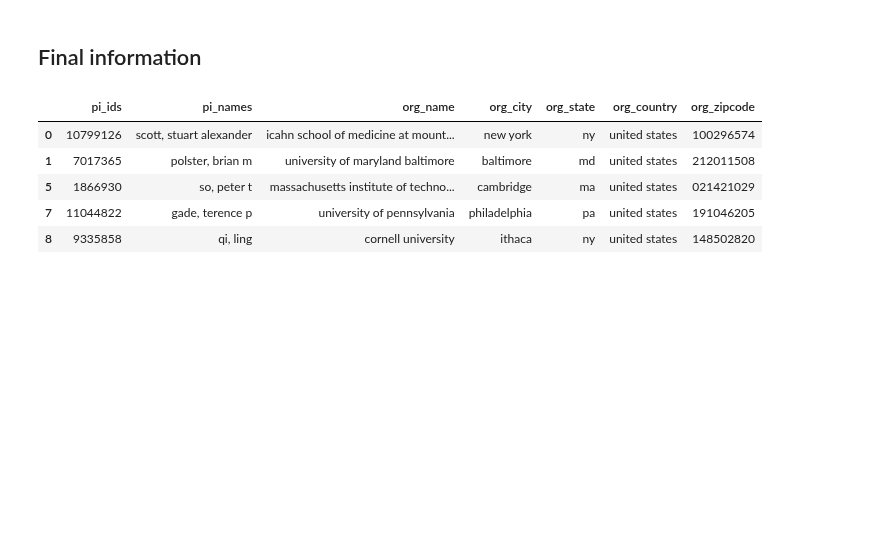
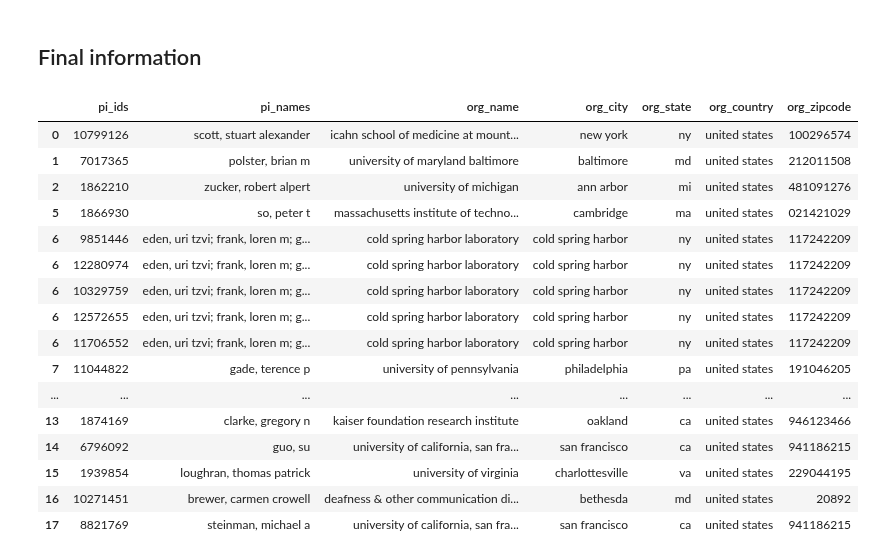
Before and after one commit to yuwie10/nih-awards, a Jupyter notebook: cleaning_pi_info.ipynb, the cells around one changed output. Drawn from its saved outputs; the diff is of its cells as text; code cells hidden in the pictures; blank space fills up the shorter version.

Commit message:
added NIH info

```diff
--- a/cleaning_pi_info.ipynb
+++ b/cleaning_pi_info.ipynb
@@ -229,19 +248,15 @@ Name: org_zipcode, dtype: int64
 NIH city, state, country and zipcode information is not listed (listed as NaN). Add these as bethesda, md, united states and 20892, respectively. **Note:** This address may not be exact, as some NIH institutes/centers may be located elsewhere, but this information will represent general NIH information.
 
 In addition to NIH institutes, there are 20 entries with a PI ID where no information is listed.
-# %%
-def add_nih_info(df, col_replace, replacement, org_name = 'org_name', org_country = 'org_country'):
-    '''
-
-    Add NIH information.
-    NIH investigators are those whose organization is NOT null,
-    but whose country is null.
-
-    '''
-    df.ix[~df[org_name].isnull() & df[org_country].isnull()][col_replace].replace(np.nan, replacement)
-    return df
-
-pi_unique = add_nih_info(pi_unique, col_replace = 'org_city', replacement = 'bethesda')
-pi_unique = add_nih_info(pi_unique, col_replace = 'org_state', replacement = 'md')
-pi_unique = add_nih_info(pi_unique, col_replace = 'org_zipcode', replacement = '20892')
-pi_unique = add_nih_info(pi_unique, col_replace = 'org_country', replacement = 'united states')
+# %%
+########
+
+#Don't run this cell more than once!
+
+########
+
+pi_unique = add_nih_info(pi_unique, col = 'org_city', replace_with = 'bethesda')
+pi_unique = add_nih_info(pi_unique, col = 'org_state', replace_with = 'md')
+pi_unique = add_nih_info(pi_unique, col = 'org_zipcode', replace_with = '20892')
+pi_unique = add_nih_info(pi_unique, col = 'org_country', replace_with = 'united states')
+pi_unique.head(20)
@@ -248,11 +281,26 @@ pi_unique = add_nih_info(pi_unique, col_replace = 'org_country', replacement = '
+# %%
+to_keep = [col for col in pi_unique.columns if '_copy' not in col]
+pi_unique = pi_unique[to_keep]
+#pi_unique.filter(regex = '_copy')
 # %% [markdown]
 ## Final information
 # %%
-pi_unique.head()
+pi_unique.head(20)
 # %% [output]
 |  | pi_ids | pi_names | org_name | org_city | org_state | org_country | org_zipcode |
 | 0 | 10799126 | scott, stuart alexander | icahn school of medicine at mount... | new york | ny | united states | 100296574 |
 | 1 | 7017365 | polster, brian m | university of maryland baltimore | baltimore | md | united states | 212011508 |
+| 2 | 1862210 | zucker, robert alpert | university of michigan | ann arbor | mi | united states | 481091276 |
 | 5 | 1866930 | so, peter t | massachusetts institute of techno... | cambridge | ma | united states | 021421029 |
+| 6 | 9851446 | eden, uri tzvi; frank, loren m; g... | cold spring harbor laboratory | cold spring harbor | ny | united states | 117242209 |
+| 6 | 12280974 | eden, uri tzvi; frank, loren m; g... | cold spring harbor laboratory | cold spring harbor | ny | united states | 117242209 |
+| 6 | 10329759 | eden, uri tzvi; frank, loren m; g... | cold spring harbor laboratory | cold spring harbor | ny | united states | 117242209 |
+| 6 | 12572655 | eden, uri tzvi; frank, loren m; g... | cold spring harbor laboratory | cold spring harbor | ny | united states | 117242209 |
+| 6 | 11706552 | eden, uri tzvi; frank, loren m; g... | cold spring harbor laboratory | cold spring harbor | ny | united states | 117242209 |
 | 7 | 11044822 | gade, terence p | university of pennsylvania | philadelphia | pa | united states | 191046205 |
-| 8 | 9335858 | qi, ling | cornell university | ithaca | ny | united states | 148502820 |
+| ... | ... | ... | ... | ... | ... | ... | ... |
+| 13 | 1874169 | clarke, gregory n | kaiser foundation research institute | oakland | ca | united states | 946123466 |
+| 14 | 6796092 | guo, su | university of california, san fra... | san francisco | ca | united states | 941186215 |
+| 15 | 1939854 | loughran, thomas patrick | university of virginia | charlottesville | va | united states | 229044195 |
+| 16 | 10271451 | brewer, carmen crowell | deafness & other communication di... | bethesda | md | united states | 20892 |
+| 17 | 8821769 | steinman, michael a | university of california, san fra... | san francisco | ca | united states | 941186215 |
```
Also changed, not shown: parts of 6 cells of this notebook, 1 other file.
